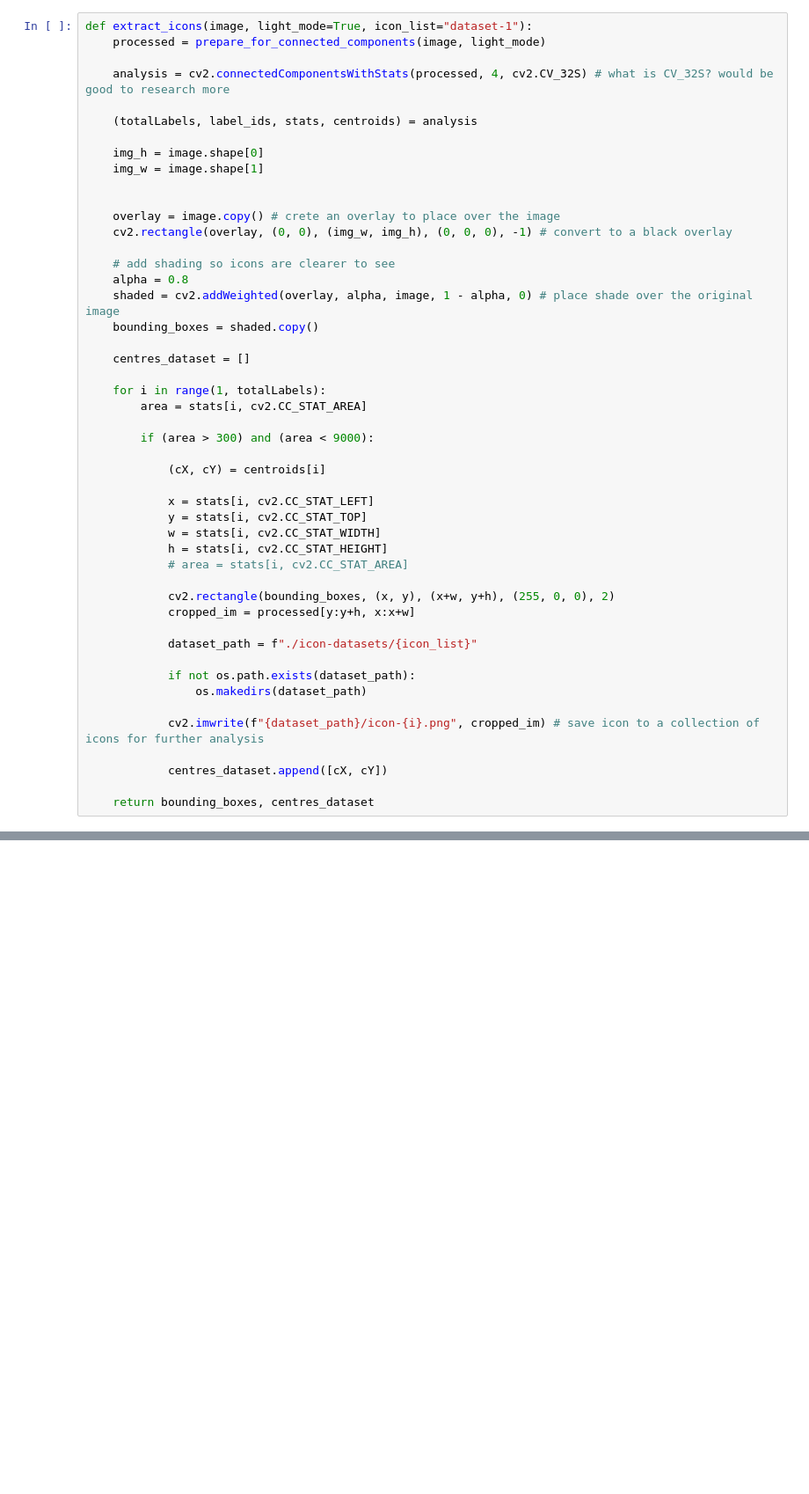
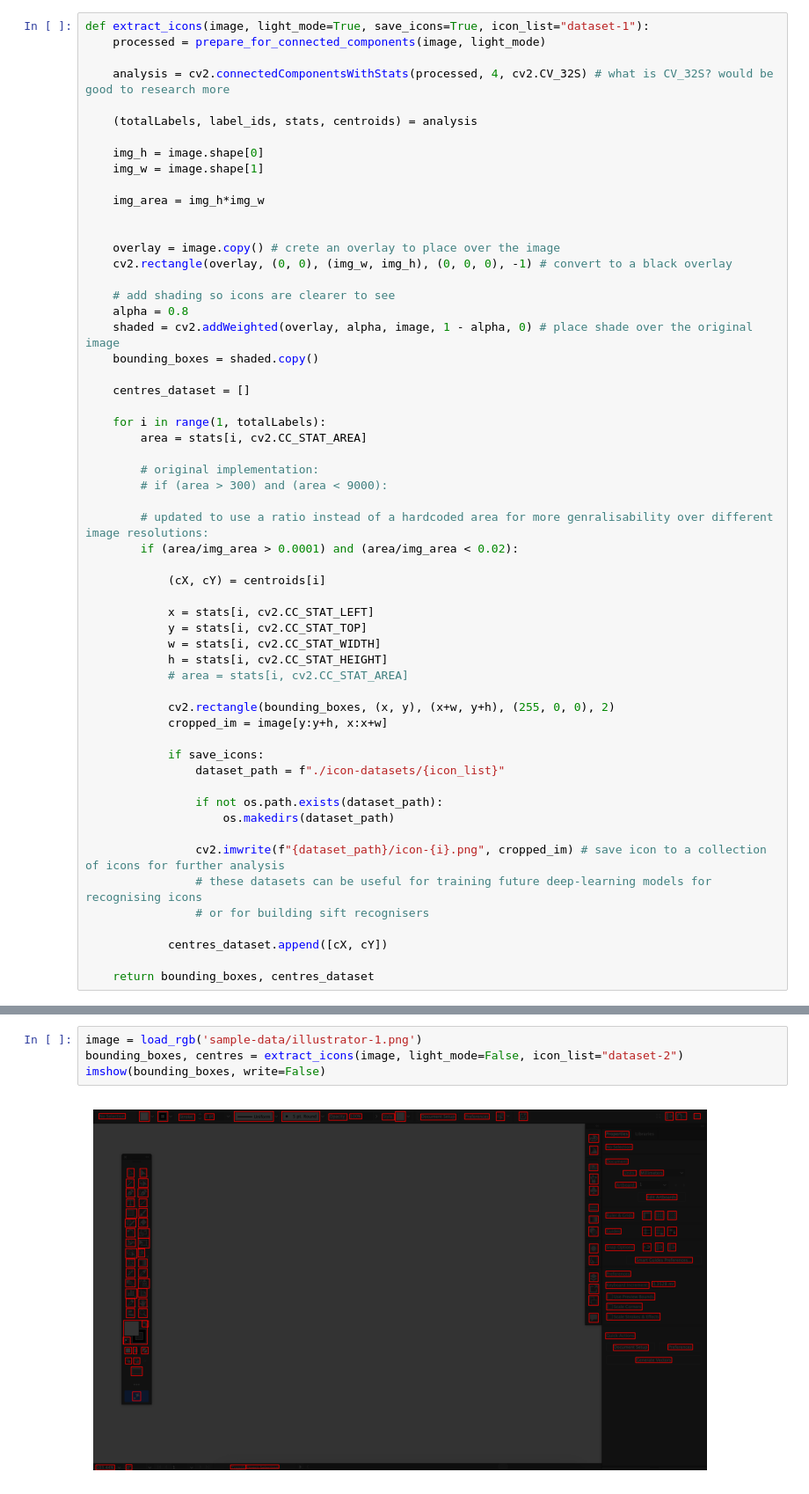
Before and after one commit to marcitt/DVS-Project, a Jupyter notebook: gui-analysis-notebook.ipynb, the cells around one changed output, grey strips where cells are left out. Shown at 88% size. Saved outputs shown, nothing was run; the diff lists cells and outputs as text; blank space fills up the shorter version.

```diff
--- a/gui-analysis-notebook.ipynb
+++ b/gui-analysis-notebook.ipynb
@@ -159,7 +161,7 @@ imshow(processed, write=False)
 # %% [output]
 [figure]
 # %%
-def extract_icons(image, light_mode=True, icon_list="dataset-1"):
+def extract_icons(image, light_mode=True, save_icons=True, icon_list="dataset-1"):
     processed = prepare_for_connected_components(image, light_mode)
 
     analysis = cv2.connectedComponentsWithStats(processed, 4, cv2.CV_32S) # what is CV_32S? would be good to research more
@@ -168,6 +170,8 @@ def extract_icons(image, light_mode=True, icon_list="dataset-1"):
 
     img_h = image.shape[0]
     img_w = image.shape[1]
+
+    img_area = img_h*img_w
 
 
     overlay = image.copy() # crete an overlay to place over the image
@@ -183,7 +187,11 @@ def extract_icons(image, light_mode=True, icon_list="dataset-1"):
     for i in range(1, totalLabels):
         area = stats[i, cv2.CC_STAT_AREA]
 
-        if (area > 300) and (area < 9000):
+        # original implementation:
+        # if (area > 300) and (area < 9000):
+
+        # updated to use a ratio instead of a hardcoded area for more genralisability over different image resolutions:
+        if (area/img_area > 0.0001) and (area/img_area < 0.02):
 
             (cX, cY) = centroids[i]
 
@@ -194,14 +202,17 @@ def extract_icons(image, light_mode=True, icon_list="dataset-1"):
             # area = stats[i, cv2.CC_STAT_AREA]
 
             cv2.rectangle(bounding_boxes, (x, y), (x+w, y+h), (255, 0, 0), 2)
-            cropped_im = processed[y:y+h, x:x+w]
+            cropped_im = image[y:y+h, x:x+w]
 
-            dataset_path = f"./icon-datasets/{icon_list}"
+            if save_icons:
+                dataset_path = f"./icon-datasets/{icon_list}"
 
-            if not os.path.exists(dataset_path):
-                os.makedirs(dataset_path)
+                if not os.path.exists(dataset_path):
+                    os.makedirs(dataset_path)
 
-            cv2.imwrite(f"{dataset_path}/icon-{i}.png", cropped_im) # save icon to a collection of icons for further analysis
+                cv2.imwrite(f"{dataset_path}/icon-{i}.png", cropped_im) # save icon to a collection of icons for further analysis
+                # these datasets can be useful for training future deep-learning models for recognising icons
+                # or for building sift recognisers
 
             centres_dataset.append([cX, cY])
 
@@ -214,0 +274,6 @@ imshow(bounding_boxes, write=False)
+# %%
+image = load_rgb('sample-data/illustrator-1.png')
+bounding_boxes, centres = extract_icons(image, light_mode=False, icon_list="dataset-2")
+imshow(bounding_boxes, write=False)
+# %% [output]
+[figure, added]
```
Also changed, not shown: parts of 17 cells of this notebook.
